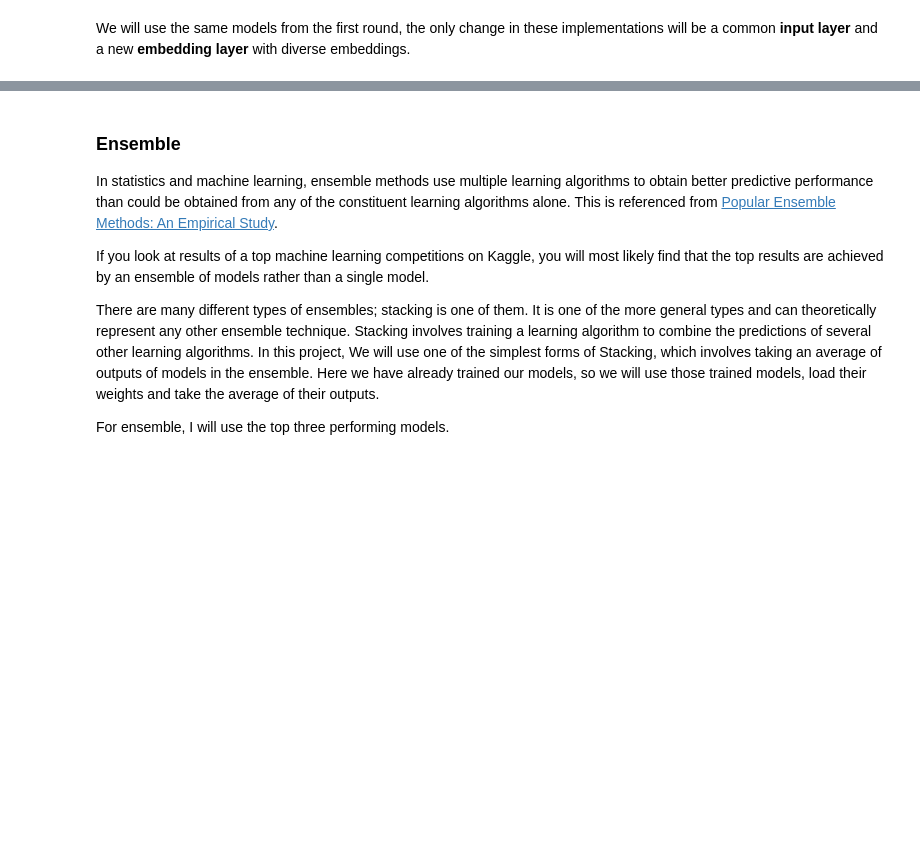
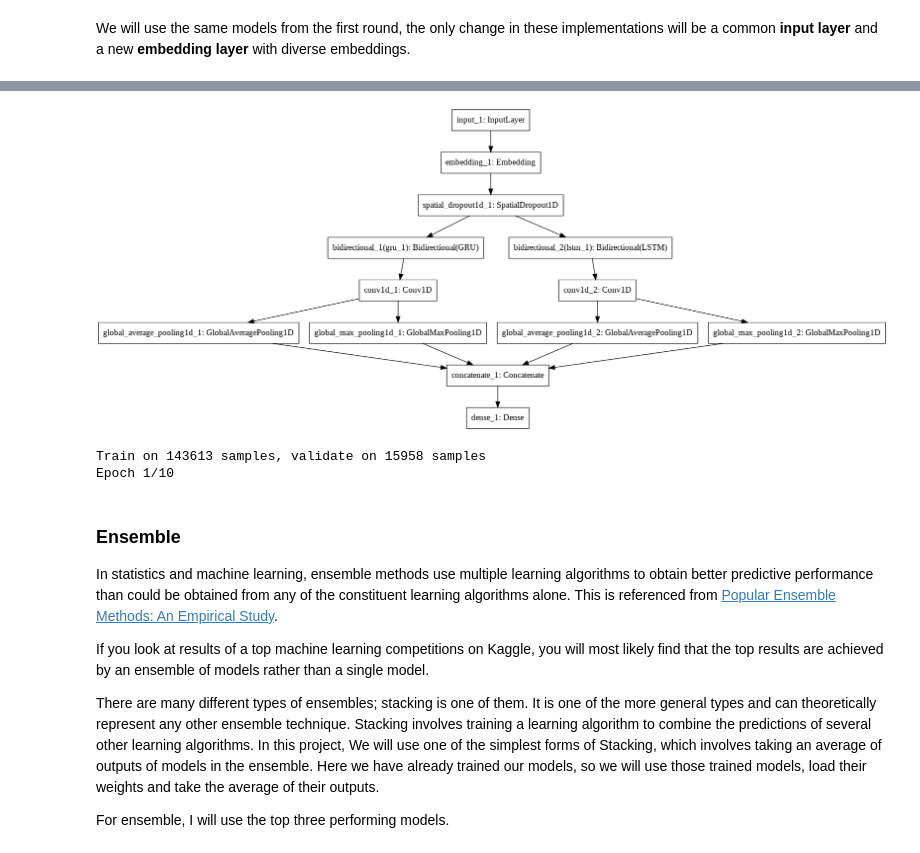
Before and after one commit to someaditya/toxicity-classification, a Jupyter notebook: toxicity_classification.ipynb, the cells around one changed output, grey strips where cells are left out. Cells and saved outputs as stored; diff of their text form; code cells hidden in the pictures; blank space fills up the shorter version.

```diff
--- a/toxicity_classification.ipynb
+++ b/toxicity_classification.ipynb
@@ -1888,9 +1888,6 @@ for word, i in word_index.items():
                     embed_word(embedding_matrix,i,word2)
                 else:
                     embedding_matrix[i] = something
-# %%
-with open('combined_embeddings.pickle',"wb") as f:
-    pickle.dump(embedding_matrix, f)
 # %%
 with open('/content/drive/My Drive/toxicity-classification/combined_embeddings.pickle',"wb") as f:
     pickle.dump(embedding_matrix, f)
@@ -2056,4 +2073,10 @@ predict_scores(y_pred)
+# %%
+from keras.utils import plot_model
+plot_model(model1, to_file='/content/drive/My Drive/toxicity-classification/gruwithcnn.png')
+# %% [output]
+[figure, added]
 # %%
+%%time
 batch_size = 128
 epochs = 10
 
@@ -2068,8 +2091,6 @@ ra_val = RocAucEvaluation(validation_data=(X_val, y_val), interval = 1)
 callbacks_list = [ra_val,checkpoint, early]
 
 model2history = model2.fit(X_tra, y_tra, batch_size=batch_size, epochs=epochs, validation_data=(X_val, y_val),callbacks = callbacks_list,verbose=1)
-
-model2.load_weights("model2.hdf5")
-y_pred = model2.predict(x_test,batch_size=1024,verbose=1)
-
-predict_scores(y_pred)
+# %% [output]
+Train on 143613 samples, validate on 15958 samples
+Epoch 1/10
```
Also changed, not shown: parts of 7 cells of this notebook.
